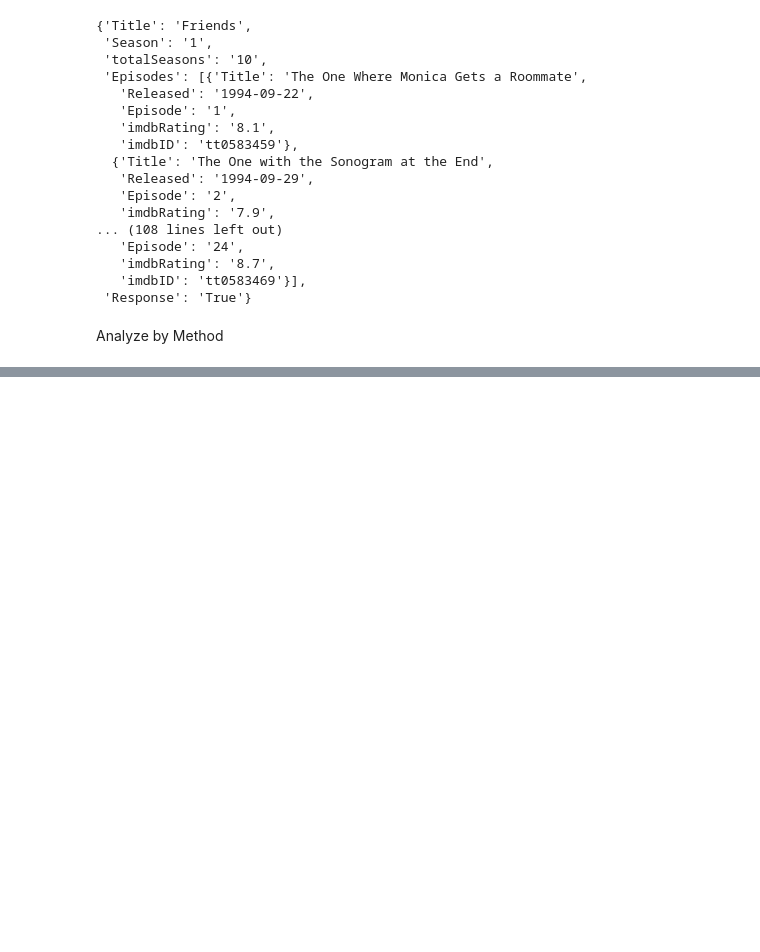
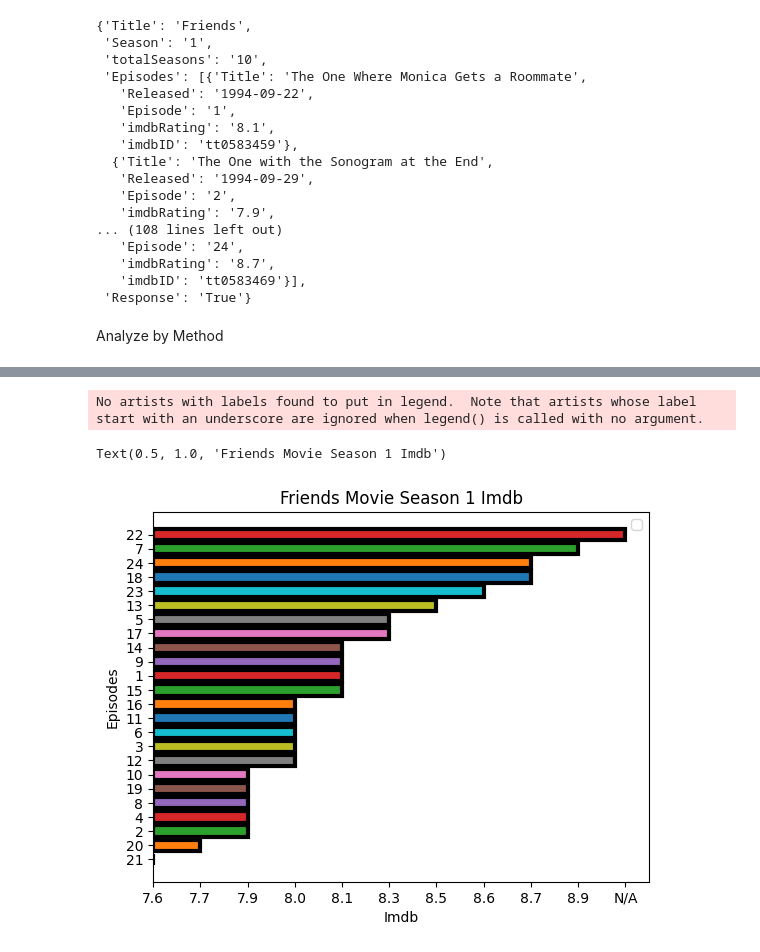
Before and after one commit to nurfkutlu/Friends_API, a Jupyter notebook: Friends.ipynb, the cells around one changed output, grey strips where cells are left out. Cells and saved outputs as stored; diff of their text form; code cells hidden in the pictures; blank space fills up the shorter version.

```diff
--- a/Friends.ipynb
+++ b/Friends.ipynb
@@ -167,0 +174,2 @@ film_ids
+# %%
+film_ids=film_ids.sort_values(by=['imdbRating'])
@@ -167,0 +196,17 @@ film_ids
+# %%
+
+plt.barh(y=film_ids.Episode,
+         width=film_ids.imdbRating,
+         color=mcolors.TABLEAU_COLORS, #https://matplotlib.org/stable/gallery/color/named_colors.html
+         edgecolor='black',
+         linewidth=3,
+         )
+#to see details of the graph, we should use matplotlib library
+plt.legend()
+plt.xlabel('Imdb')
+plt.ylabel('Episodes')
+plt.title('Friends Movie Season 1 Imdb')
+# %% [output]
+No artists with labels found to put in legend.  Note that artists whose label start with an underscore are ignored when legend() is called with no argument.
+Text(0.5, 1.0, 'Friends Movie Season 1 Imdb')
+[figure, added]
```
Also changed, not shown: parts of 5 cells of this notebook.
